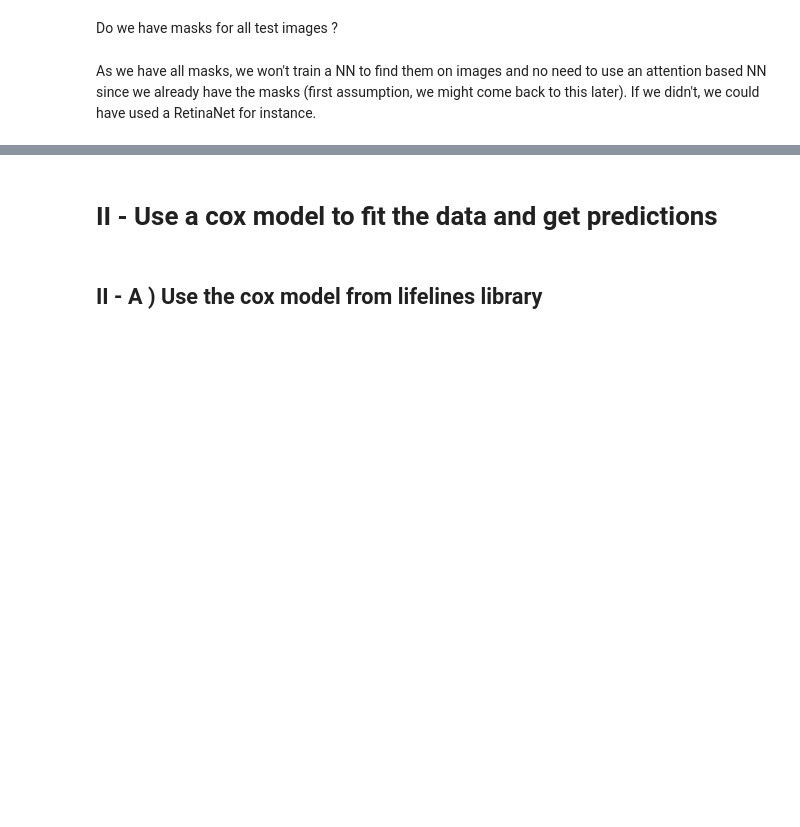
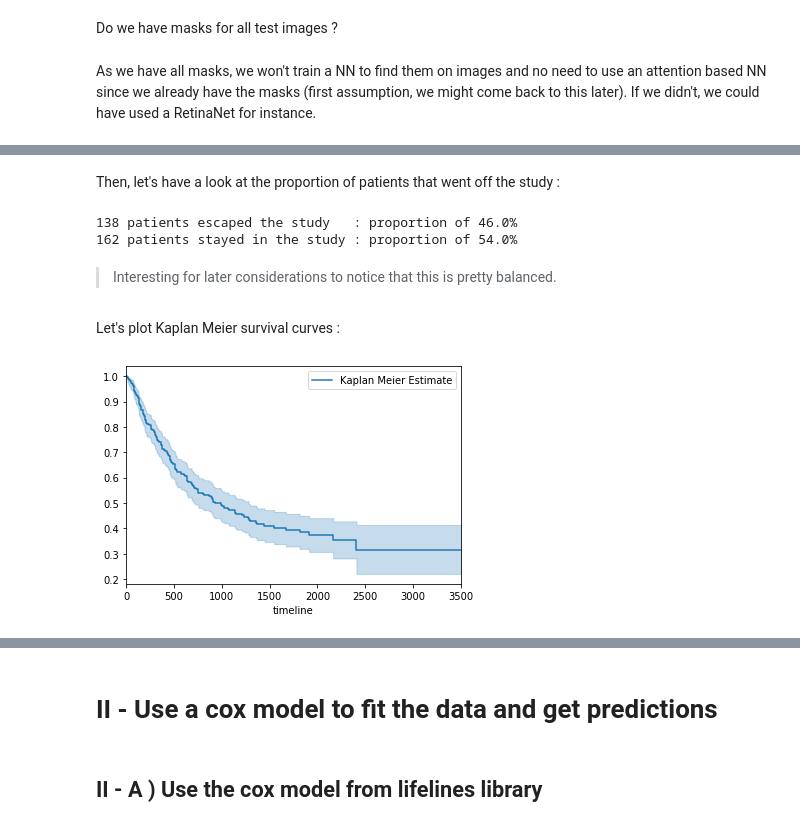
Before and after one commit to EmmanuelJhno/Owkin_challenge, a Jupyter notebook: Supervised_survival_prediction.ipynb, the cells around one changed output, grey strips where cells are left out. Cells and saved outputs as stored; diff of their text form; code cells hidden in the pictures; blank space fills up the shorter version.

Commit message:
Using Lifelines.

```diff
--- a/Supervised_survival_prediction.ipynb
+++ b/Supervised_survival_prediction.ipynb
@@ -127,0 +183,22 @@ As we have all masks, we won't train a NN to find them on images and no need to
+# %% [markdown]
+Then, let's have a look at the proportion of patients that went off the study :
+# %%
+present_patients = np.array(data['Event'])
+values = np.unique(present_patients,return_counts=True)[1]
+proportions = 100*values/np.sum(values)
+print('{} patients escaped the study   : proportion of {}%'.format(values[0],proportions[0]))
+print('{} patients stayed in the study : proportion of {}%'.format(values[1],proportions[1]))
+# %% [output]
+138 patients escaped the study   : proportion of 46.0%
+162 patients stayed in the study : proportion of 54.0%
+# %% [markdown]
+> Interesting for later considerations to notice that this is pretty balanced.
+# %% [markdown]
+Let's plot Kaplan Meier survival curves :
+# %%
+from lifelines import KaplanMeierFitter
+kmf = KaplanMeierFitter()
+kmf.fit(data['SurvivalTime'], data['Event'], label='Kaplan Meier Estimate')
+kmf.plot();
+# %% [output]
+[figure, added]
```
Also changed, not shown: parts of 26 cells of this notebook, 2 other files.
